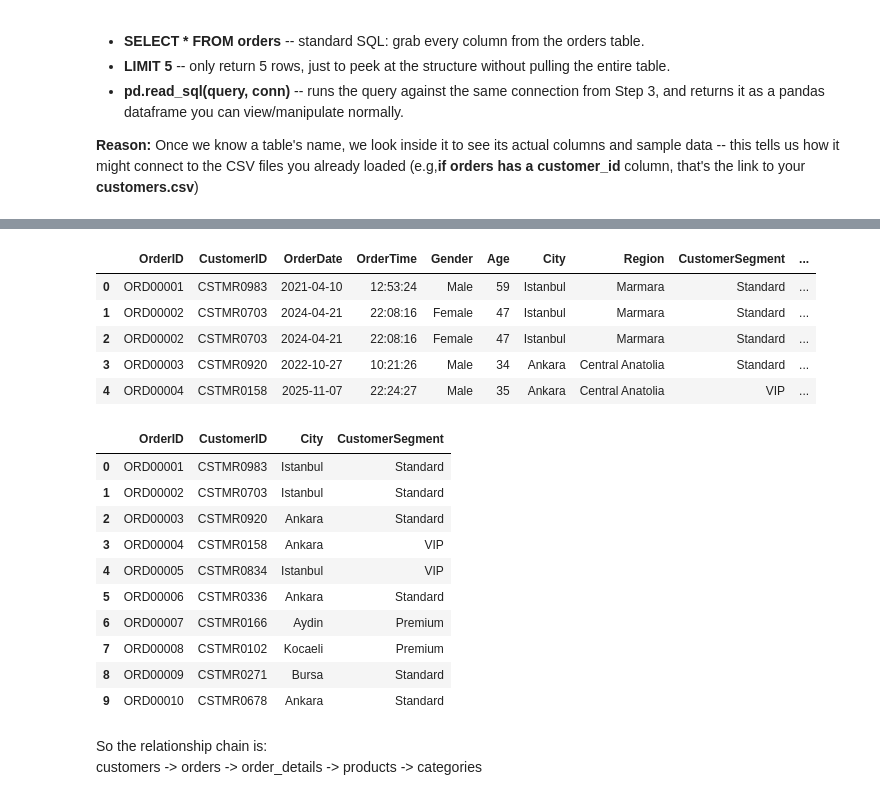
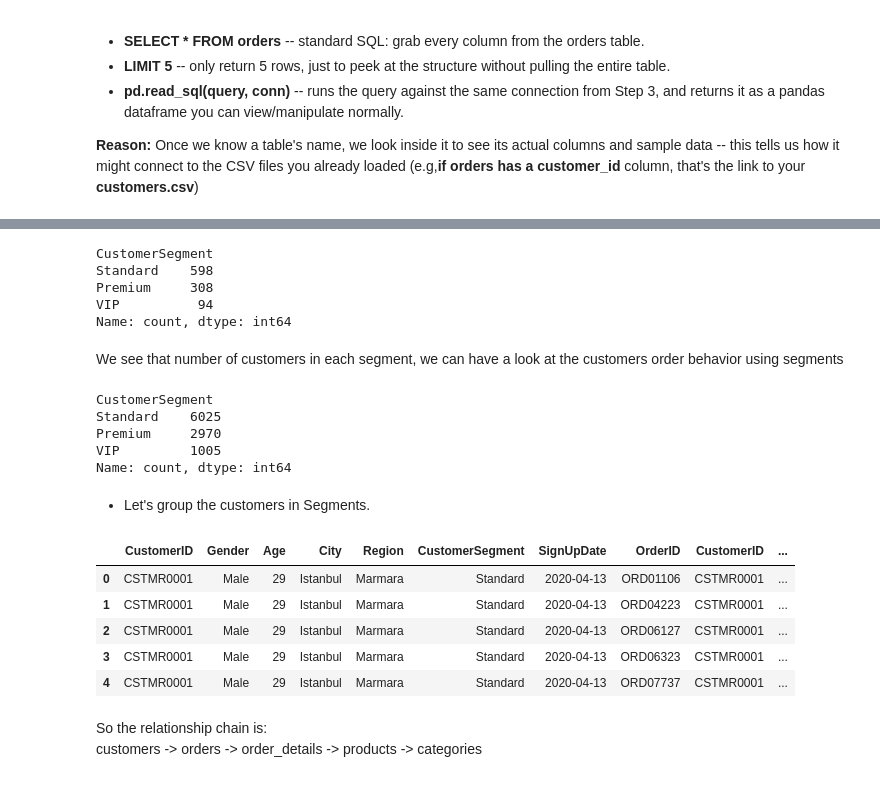
Before and after one commit to geff-ghost/notebooks, a Jupyter notebook: retail_data/MixedKnowledge.ipynb, the cells around one changed output, grey strips where cells are left out. Drawn from its saved outputs; the diff is of its cells as text; code cells hidden in the pictures.

Commit message:
Customer Segment Study Part 1

```diff
--- a/retail_data/MixedKnowledge.ipynb
+++ b/retail_data/MixedKnowledge.ipynb
@@ -155,9 +124,22 @@ Name: count, dtype: int64
+# %%
+customers['CustomerSegment'].value_counts()
+# %% [output]
+CustomerSegment
+Standard    598
+Premium     308
+VIP          94
+Name: count, dtype: int64
+# %% [markdown]
+We see that number of customers in each segment, we can have a look at the customers order behavior using segments
 # %%
-orders.merge(customers, on='CustomerID').merge(order_details, on='OrderID').head()
+customer_orders = customers.merge(orders, on='CustomerID')
+
+customer_orders['CustomerSegment'].value_counts()
 # %% [output]
-|  | OrderID | CustomerID | OrderDate | OrderTime | Gender | Age | City | Region | CustomerSegment | ... |
-| 0 | ORD00001 | CSTMR0983 | 2021-04-10 | 12:53:24 | Male | 59 | Istanbul | Marmara | Standard | ... |
-| 1 | ORD00002 | CSTMR0703 | 2024-04-21 | 22:08:16 | Female | 47 | Istanbul | Marmara | Standard | ... |
-| 2 | ORD00002 | CSTMR0703 | 2024-04-21 | 22:08:16 | Female | 47 | Istanbul | Marmara | Standard | ... |
-| 3 | ORD00003 | CSTMR0920 | 2022-10-27 | 10:21:26 | Male | 34 | Ankara | Central Anatolia | Standard | ... |
-| 4 | ORD00004 | CSTMR0158 | 2025-11-07 | 22:24:27 | Male | 35 | Ankara | Central Anatolia | VIP | ... |
+CustomerSegment
+Standard    6025
+Premium     2970
+VIP         1005
+Name: count, dtype: int64
+# %% [markdown]
+- Let's group the customers in Segments.
@@ -164,24 +150,19 @@ orders.merge(customers, on='CustomerID').merge(order_details, on='OrderID').head
 # %%
 query = """
-SELECT o.OrderID, c.CustomerID, c.City, c.CustomerSegment
-FROM orders o
-JOIN customers c ON o.CustomerID = c.CustomerID
-LIMIT 10;
+SELECT *
+FROM customers c
+JOIN orders o ON c.CustomerID = o.CustomerID
+LIMIT 5;
 """
 
 pd.read_sql(query, conn)
 # %% [output]
-|  | OrderID | CustomerID | City | CustomerSegment |
-| 0 | ORD00001 | CSTMR0983 | Istanbul | Standard |
-| 1 | ORD00002 | CSTMR0703 | Istanbul | Standard |
-| 2 | ORD00003 | CSTMR0920 | Ankara | Standard |
-| 3 | ORD00004 | CSTMR0158 | Ankara | VIP |
-| 4 | ORD00005 | CSTMR0834 | Istanbul | VIP |
-| 5 | ORD00006 | CSTMR0336 | Ankara | Standard |
-| 6 | ORD00007 | CSTMR0166 | Aydin | Premium |
-| 7 | ORD00008 | CSTMR0102 | Kocaeli | Premium |
-| 8 | ORD00009 | CSTMR0271 | Bursa | Standard |
-| 9 | ORD00010 | CSTMR0678 | Ankara | Standard |
+|  | CustomerID | Gender | Age | City | Region | CustomerSegment | SignUpDate | OrderID | CustomerID | ... |
+| 0 | CSTMR0001 | Male | 29 | Istanbul | Marmara | Standard | 2020-04-13 | ORD01106 | CSTMR0001 | ... |
+| 1 | CSTMR0001 | Male | 29 | Istanbul | Marmara | Standard | 2020-04-13 | ORD04223 | CSTMR0001 | ... |
+| 2 | CSTMR0001 | Male | 29 | Istanbul | Marmara | Standard | 2020-04-13 | ORD06127 | CSTMR0001 | ... |
+| 3 | CSTMR0001 | Male | 29 | Istanbul | Marmara | Standard | 2020-04-13 | ORD06323 | CSTMR0001 | ... |
+| 4 | CSTMR0001 | Male | 29 | Istanbul | Marmara | Standard | 2020-04-13 | ORD07737 | CSTMR0001 | ... |
 # %% [markdown]
 So the relationship chain is:
 customers -> orders -> order_details -> products -> categories
```
Also changed, not shown: parts of 80 cells of this notebook, 1 other file.
